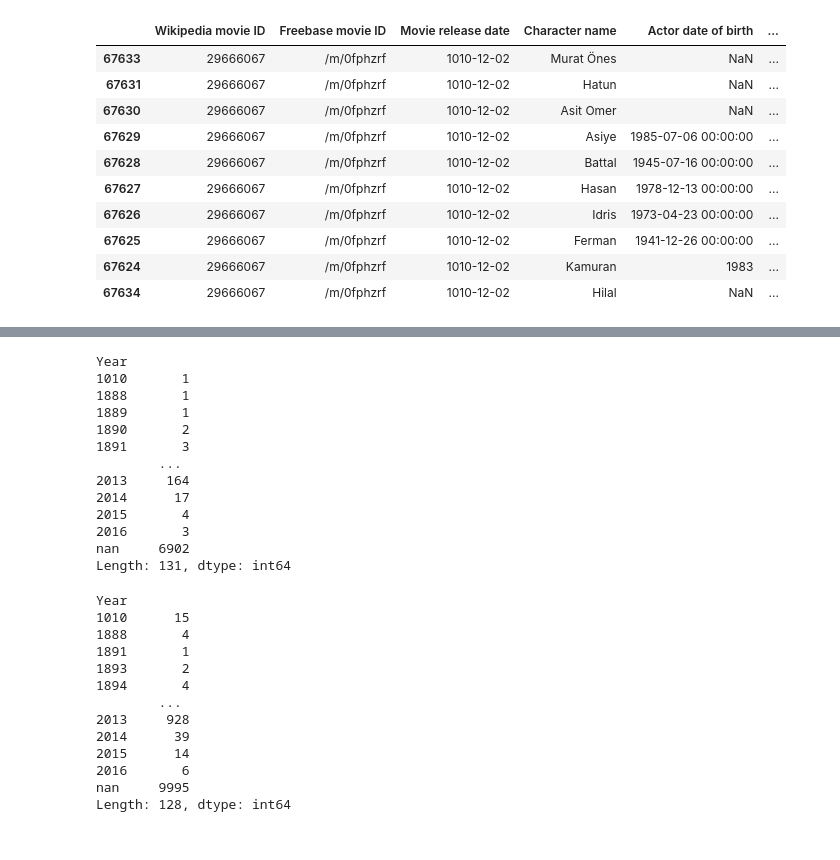
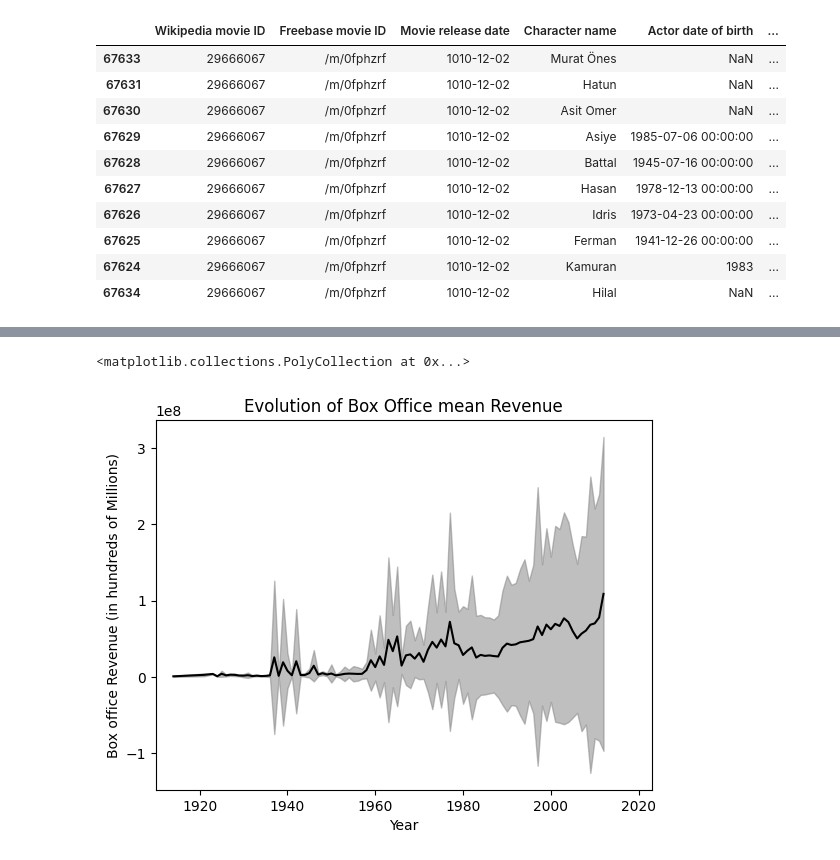
Before and after one commit to epfl-ada/ada-2024-project-melyn, a Jupyter notebook: results.ipynb, the cells around one changed output, grey strips where cells are left out. Saved outputs shown, nothing was run; the diff lists cells and outputs as text; code cells hidden in the pictures.

```diff
--- a/results.ipynb
+++ b/results.ipynb
@@ -34,31 +59,17 @@ display(character_data.sort_values(by=['Year']).head(10))
 # %%
-display(movie_data.groupby(by=['Year']))
-display(character_data.groupby(by=['Year']).apply(lambda x:len(x)))
+# Là j'ai refait comme dans le lab "02 Becoming a DataVizard" pour voir l'évolution du
+# revenue box office moyen à travers les années. En utilisant les méthodes pour drop
+# quand y'a des NaN dans les données les stats pour le box office elles commencent en 1914
+
+stats_per_year = md_boxoffice.groupby(by='Year').apply(lambda x: pd.Series({
+        'average': x['Movie box office revenue'].dropna().mean(),
+        'std_dev': x['Movie box office revenue'].dropna().std()
+    })).dropna()
+
+ax = stats_per_year.average.plot(xlim=(1910,2023),xticks=range(1920,2021,20),title='Evolution of Box Office mean Revenue',ylabel='Box office Revenue (in hundreds of Millions)',color='black')
+plt.fill_between(stats_per_year.index, stats_per_year.average - stats_per_year.std_dev,
+                 stats_per_year.average + stats_per_year.std_dev, alpha = 0.5, color = 'gray')
 # %% [output]
-Year
-1010       1
-1888       1
-1889       1
-1890       2
-1891       3
-        ...
-2013     164
-2014      17
-2015       4
-2016       3
-nan     6902
-Length: 131, dtype: int64
+<matplotlib.collections.PolyCollection at 0x...>
-Year
-1010      15
-1888       4
-1891       1
-1893       2
-1894       4
-        ...
-2013     928
-2014      39
-2015      14
-2016       6
-nan     9995
-Length: 128, dtype: int64
+[figure, added]
 # %%
```
Also changed, not shown: parts of 9 cells of this notebook.
